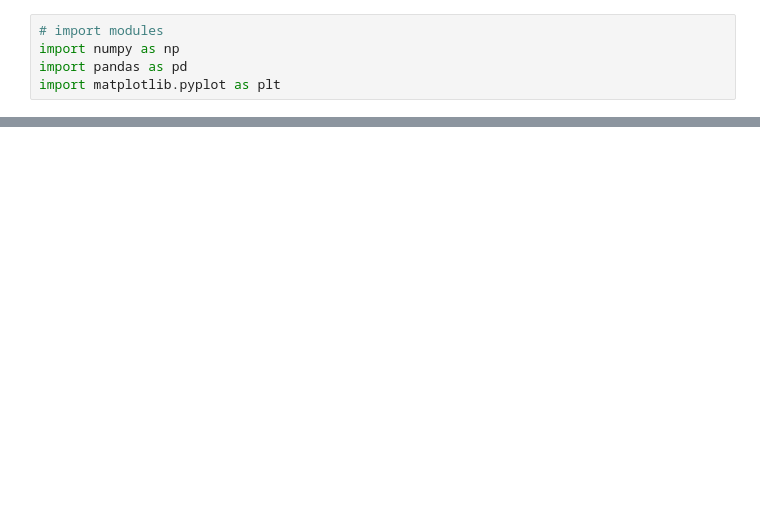
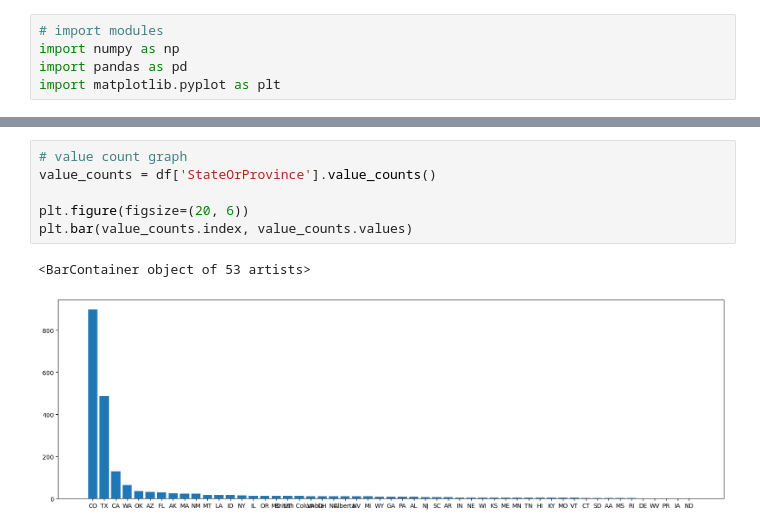
Before and after one commit to GPGN-268/SP2024-FP04-alumni-map, a Jupyter notebook: notebooks/Max Dev - Loc Histogram.ipynb, the cells around one changed output, grey strips where cells are left out. Drawn from its saved outputs; the diff is of its cells as text; blank space fills up the shorter version.

```diff
--- a/notebooks/Max Dev - Loc Histogram.ipynb
+++ b/notebooks/Max Dev - Loc Histogram.ipynb
@@ -25,0 +32,9 @@ df
+# %%
+# value count graph
+value_counts = df['StateOrProvince'].value_counts()
+
+plt.figure(figsize=(20, 6))
+plt.bar(value_counts.index, value_counts.values)
+# %% [output]
+<BarContainer object of 53 artists>
+[figure, added]
```
Also changed, not shown: parts of 2 cells of this notebook, 1 other file.
